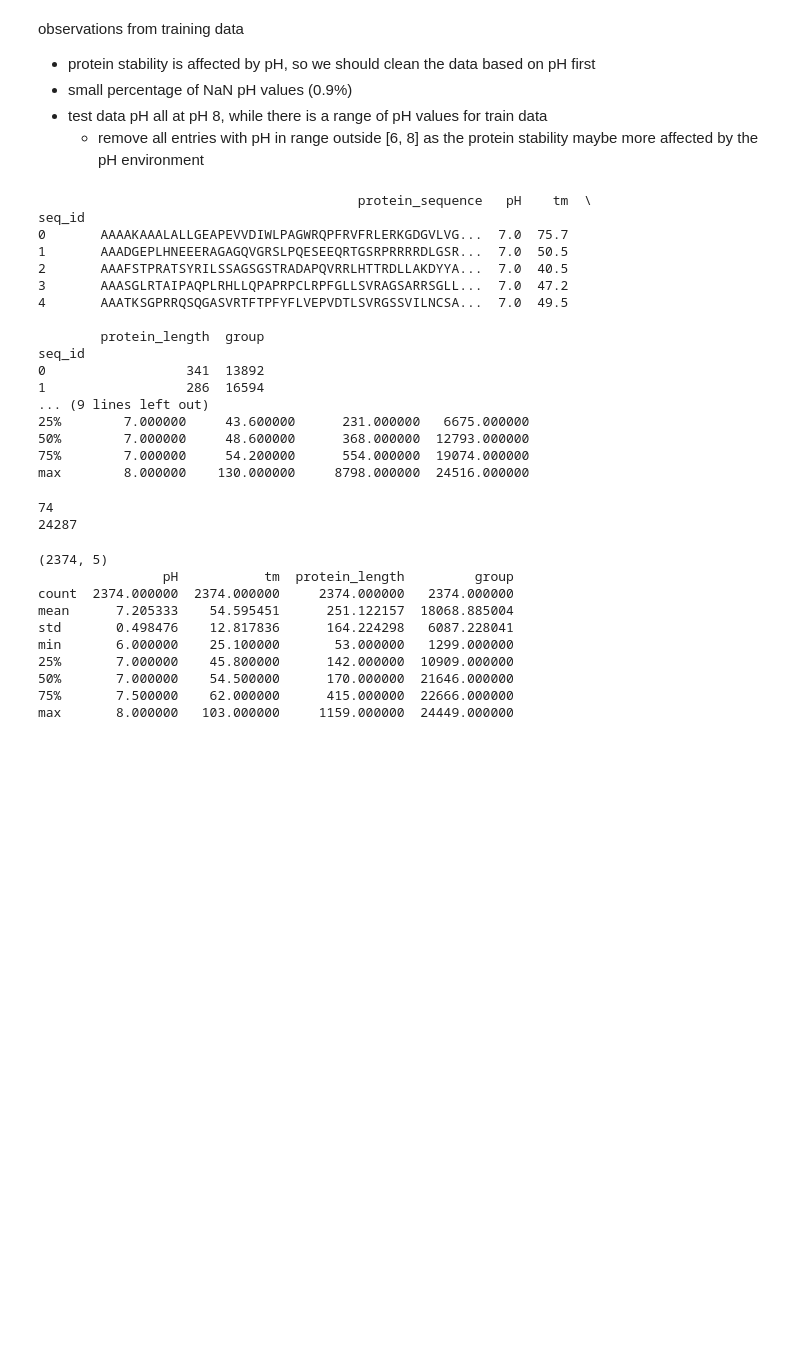
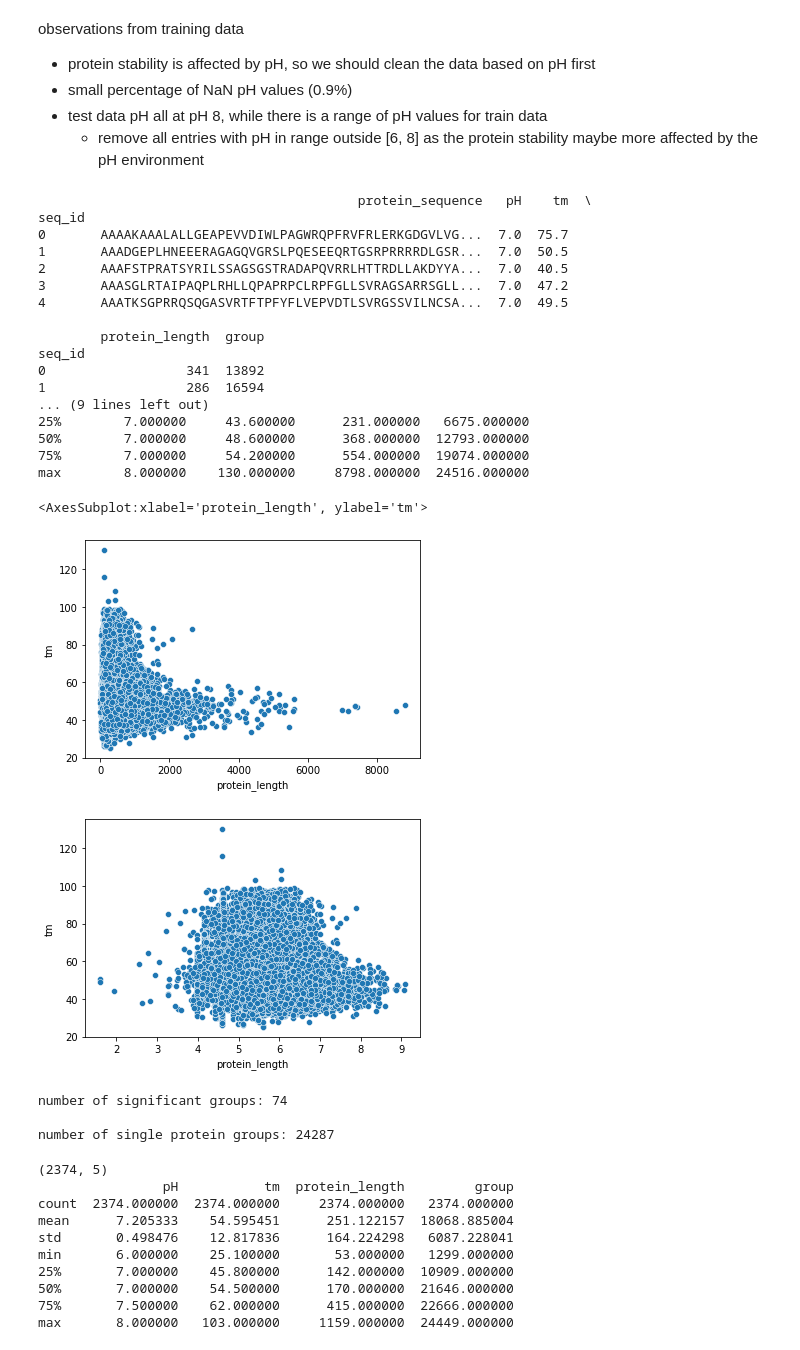
Before and after one commit to yiiilonggg/Kaggle, a Jupyter notebook: Novozymes/novozymes.ipynb, the cells around one changed output. Saved outputs shown, nothing was run; the diff lists cells and outputs as text; code cells hidden in the pictures; blank space fills up the shorter version.

```diff
--- a/Novozymes/novozymes.ipynb
+++ b/Novozymes/novozymes.ipynb
@@ -250,26 +250,3 @@ def changeProteinGroup(X, master_groupings, first_protein_group, second_protein_
         X.loc[sp, "group"] = first_protein_group
     master_groupings[first_protein_group].extend(similar_proteins)
     return X, master_groupings
-# %%
-X_groups = form_X_groups(train)
-print(X_groups.head())
-print(X_groups.shape)
-print(X_groups.describe())
-# %% [output]
-                                         protein_sequence   pH    tm  \
-seq_id
-0       AAAAKAAALALLGEAPEVVDIWLPAGWRQPFRVFRLERKGDGVLVG...  7.0  75.7
-1       AAADGEPLHNEEERAGAGQVGRSLPQESEEQRTGSRPRRRRDLGSR...  7.0  50.5
-2       AAAFSTPRATSYRILSSAGSGSTRADAPQVRRLHTTRDLLAKDYYA...  7.0  40.5
-3       AAASGLRTAIPAQPLRHLLQPAPRPCLRPFGLLSVRAGSARRSGLL...  7.0  47.2
-4       AAATKSGPRRQSQGASVRTFTPFYFLVEPVDTLSVRGSSVILNCSA...  7.0  49.5
-
-        protein_length  group
-seq_id
-0                  341  13892
-1                  286  16594
-... (9 lines left out)
-25%        7.000000     43.600000      231.000000   6675.000000
-50%        7.000000     48.600000      368.000000  12793.000000
-75%        7.000000     54.200000      554.000000  19074.000000
-max        8.000000    130.000000     8798.000000  24516.000000
@@ -276,11 +255,48 @@ max        8.000000    130.000000     8798.000000  24516.000000
+# %%
+print(X_groups.head())
+print(X_groups.shape)
+print(X_groups.describe())
+plt.figure(1)
+sns.scatterplot(x = X_groups.protein_length, y = X_groups.tm)
+plt.figure(2)
+sns.scatterplot(x = np.log(X_groups.protein_length), y = X_groups.tm)
+# %% [output]
+                                         protein_sequence   pH    tm  \
+seq_id
+0       AAAAKAAALALLGEAPEVVDIWLPAGWRQPFRVFRLERKGDGVLVG...  7.0  75.7
+1       AAADGEPLHNEEERAGAGQVGRSLPQESEEQRTGSRPRRRRDLGSR...  7.0  50.5
+2       AAAFSTPRATSYRILSSAGSGSTRADAPQVRRLHTTRDLLAKDYYA...  7.0  40.5
+3       AAASGLRTAIPAQPLRHLLQPAPRPCLRPFGLLSVRAGSARRSGLL...  7.0  47.2
+4       AAATKSGPRRQSQGASVRTFTPFYFLVEPVDTLSVRGSSVILNCSA...  7.0  49.5
+
+        protein_length  group
+seq_id
+0                  341  13892
+1                  286  16594
+... (9 lines left out)
+25%        7.000000     43.600000      231.000000   6675.000000
+50%        7.000000     48.600000      368.000000  12793.000000
+75%        7.000000     54.200000      554.000000  19074.000000
+max        8.000000    130.000000     8798.000000  24516.000000
+<AxesSubplot:xlabel='protein_length', ylabel='tm'>
+[figure, added]
+[figure, added]
 # %%
 # since we are interested in mutations, identify groups that have <5 proteins in them (need some proteins to guess wildtype)
-grouping_index = X_groups.group.value_counts().gt(4).index
-boolean_array = X_groups.group.value_counts().gt(4)
-groups_sig = set(grouping_index[boolean_array])
-print(len(groups_sig))
-print(X_groups.group.value_counts().lt(2).sum())
+sig_grouping_index = X_groups.group.value_counts().gt(4).index
+sig_grouping_boolean_array = X_groups.group.value_counts().gt(4)
+groups_sig = set(sig_grouping_index[sig_grouping_boolean_array])
+print(f"number of significant groups: {len(groups_sig)}")
+print()
+
+# use proteins in single protein groups as wild type proteins.
+# train a model to predict the tm of guessed wild types of proteins in significant groups
+single_protein_group_index = X_groups.group.value_counts().lt(2).index
+single_protein_group_boolean_array = X_groups.group.value_counts().lt(2)
+single_protein_group = set(single_protein_group_index[single_protein_group_boolean_array])
+print(f"number of single protein groups: {len(single_protein_group)}")
 # %% [output]
-74
-24287
+number of significant groups: 74
+
+number of single protein groups: 24287
 # %%
```
Also changed, not shown: parts of 20 cells of this notebook.
